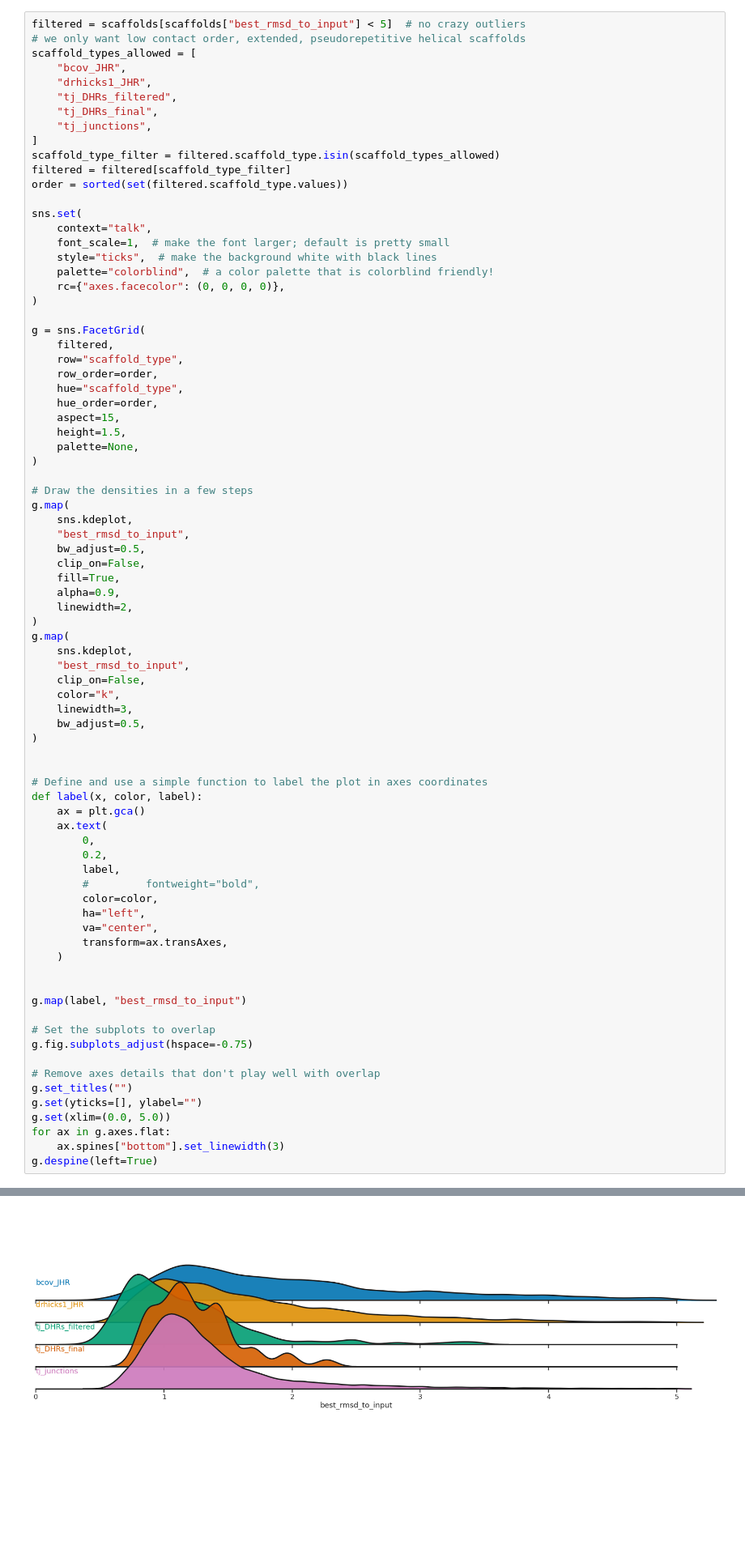
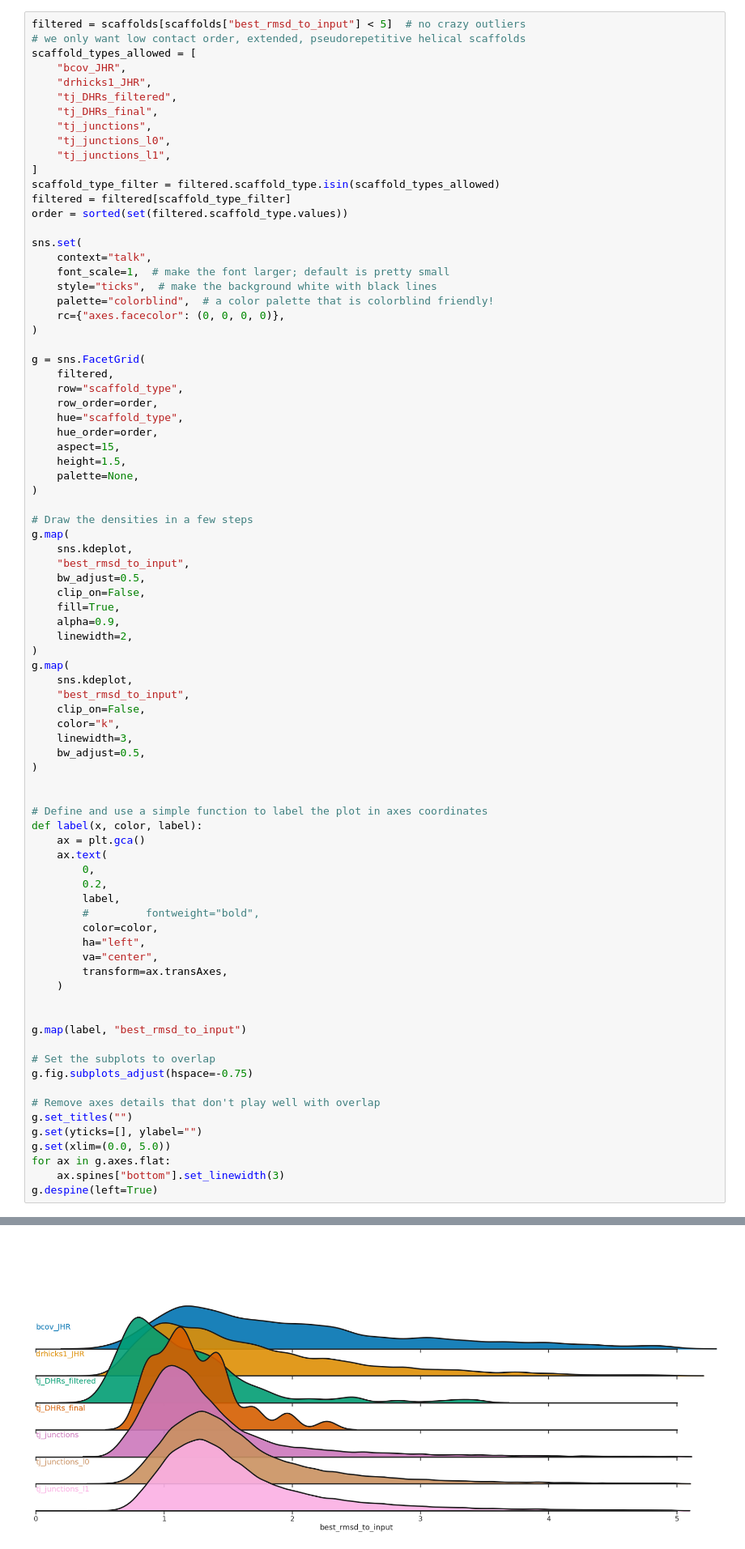
Before and after one commit to proleu/crispy_shifty, a Jupyter notebook: notebooks/00_filter_scaffold_sets.ipynb, the cells around one changed output, grey strips where cells are left out. Shown at 81% size. Cells and saved outputs as stored; diff of their text form; blank space fills up the shorter version.

```diff
--- a/notebooks/00_filter_scaffold_sets.ipynb
+++ b/notebooks/00_filter_scaffold_sets.ipynb
@@ -63,6 +63,8 @@ scaffold_types_allowed = [
     "tj_DHRs_filtered",
     "tj_DHRs_final",
     "tj_junctions",
+    "tj_junctions_l0",
+    "tj_junctions_l1",
 ]
 scaffold_type_filter = filtered.scaffold_type.isin(scaffold_types_allowed)
 filtered = filtered[scaffold_type_filter]
@@ -109,34 +111,34 @@ g.map(
 
 # Define and use a simple function to label the plot in axes coordinates
 def label(x, color, label):
     ax = plt.gca()
     ax.text(
         0,
         0.2,
         label,
         #         fontweight="bold",
         color=color,
         ha="left",
         va="center",
         transform=ax.transAxes,
     )
 
 
 g.map(label, "best_rmsd_to_input")
 
 # Set the subplots to overlap
 g.fig.subplots_adjust(hspace=-0.75)
 
 # Remove axes details that don't play well with overlap
 g.set_titles("")
 g.set(yticks=[], ylabel="")
 g.set(xlim=(0.0, 5.0))
 for ax in g.axes.flat:
     ax.spines["bottom"].set_linewidth(3)
 g.despine(left=True)
 # %% [output]
 <seaborn.axisgrid.FacetGrid at 0x...>
-[figure, old version]
+[figure, new version]
 # %%
 g = sns.FacetGrid(
     filtered,
```
Also changed, not shown: parts of 5 cells of this notebook, 6 other files.
